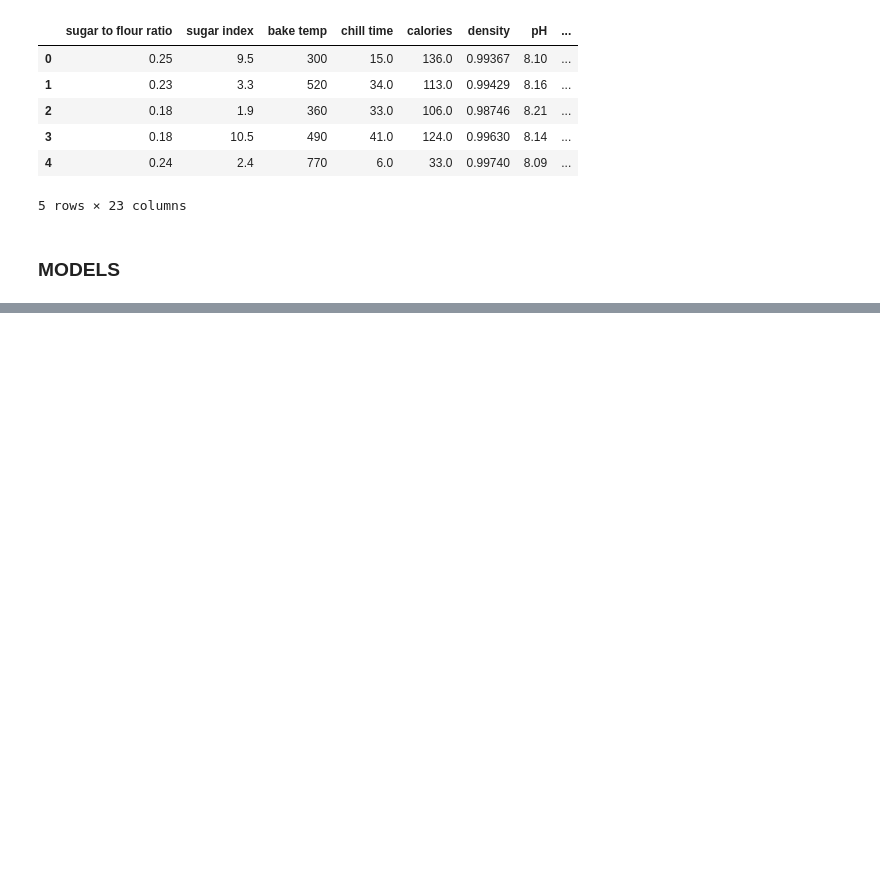
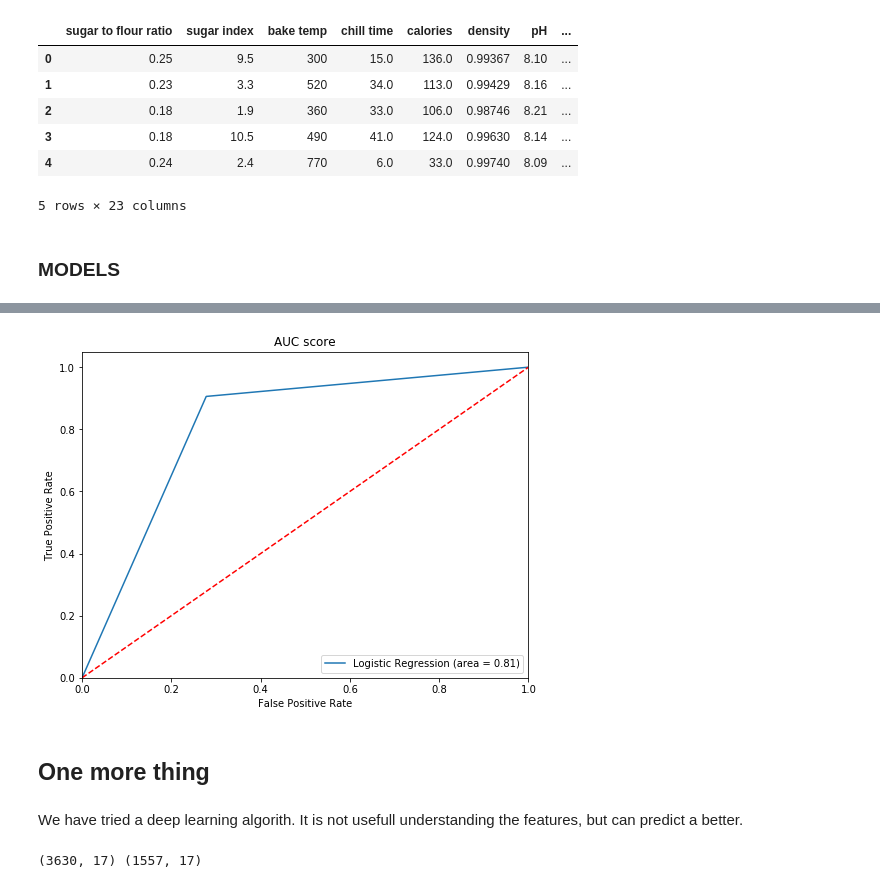
Before and after one commit to ljgoico/DATATHON_PHGL, a Jupyter notebook: main-PHGL.ipynb, the cells around one changed output, grey strips where cells are left out. Saved outputs shown, nothing was run; the diff lists cells and outputs as text; code cells hidden in the pictures; blank space fills up the shorter version.

```diff
--- a/main-PHGL.ipynb
+++ b/main-PHGL.ipynb
@@ -772,0 +932,2 @@ data_2.to_csv("data/data_3.csv", index=False)
+# %%
+pred=rfc_best.predict(X31_test)
@@ -772,0 +955,20 @@ data_2.to_csv("data/data_3.csv", index=False)
+# %%
+
+logit_roc_auc = roc_auc_score(y31_test, pred)
+fpr, tpr, thresholds = roc_curve(y31_test, pred)
+plt.figure(figsize=(8,6))
+plt.plot(fpr, tpr, label='Logistic Regression (area = %0.2f)' % logit_roc_auc)
+plt.plot([0, 1], [0, 1],'r--')
+plt.xlim([0.0, 1.0])
+plt.ylim([0.0, 1.05])
+plt.xlabel('False Positive Rate')
+plt.ylabel('True Positive Rate')
+plt.title('AUC score')
+plt.legend(loc="lower right")
+plt.show()
+# %% [output]
+[figure, added]
+# %% [markdown]
+## One more thing
+# %% [markdown]
+We have tried a deep learning algorith. It is not usefull understanding the features, but can predict a better.
@@ -772,0 +983,4 @@ data_2.to_csv("data/data_3.csv", index=False)
+# %%
+print(X_train.shape,X_test.shape)
+# %% [output]
+(3630, 17) (1557, 17)
```
Also changed, not shown: parts of 47 cells of this notebook, 2 other files.
